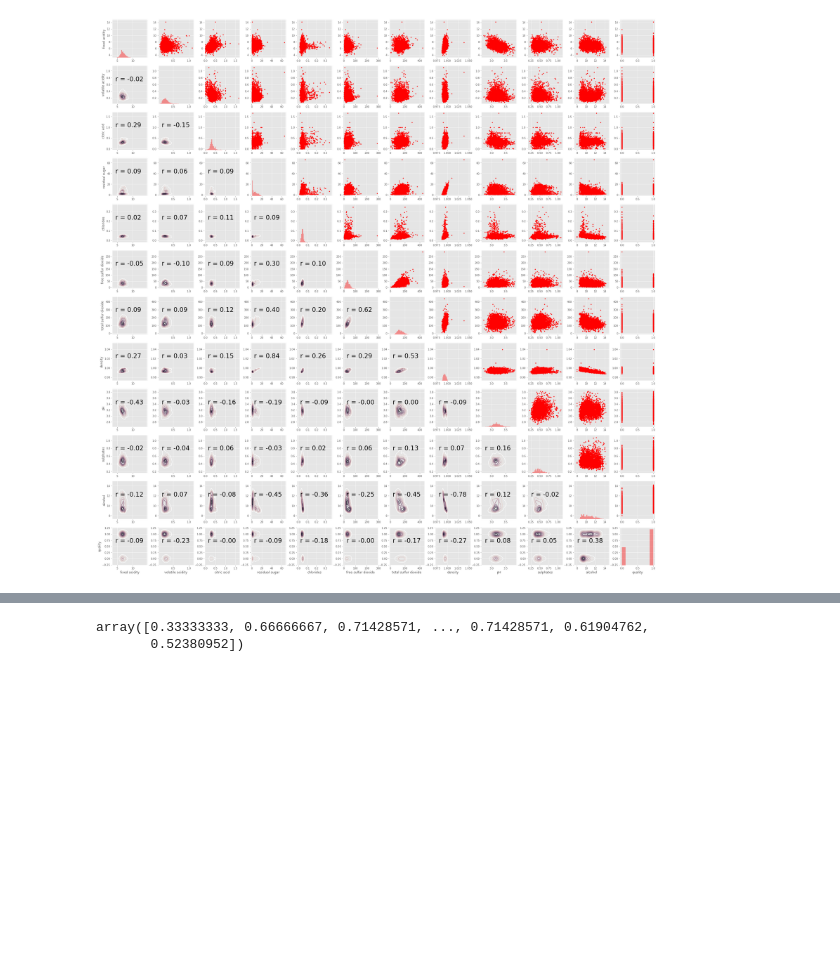
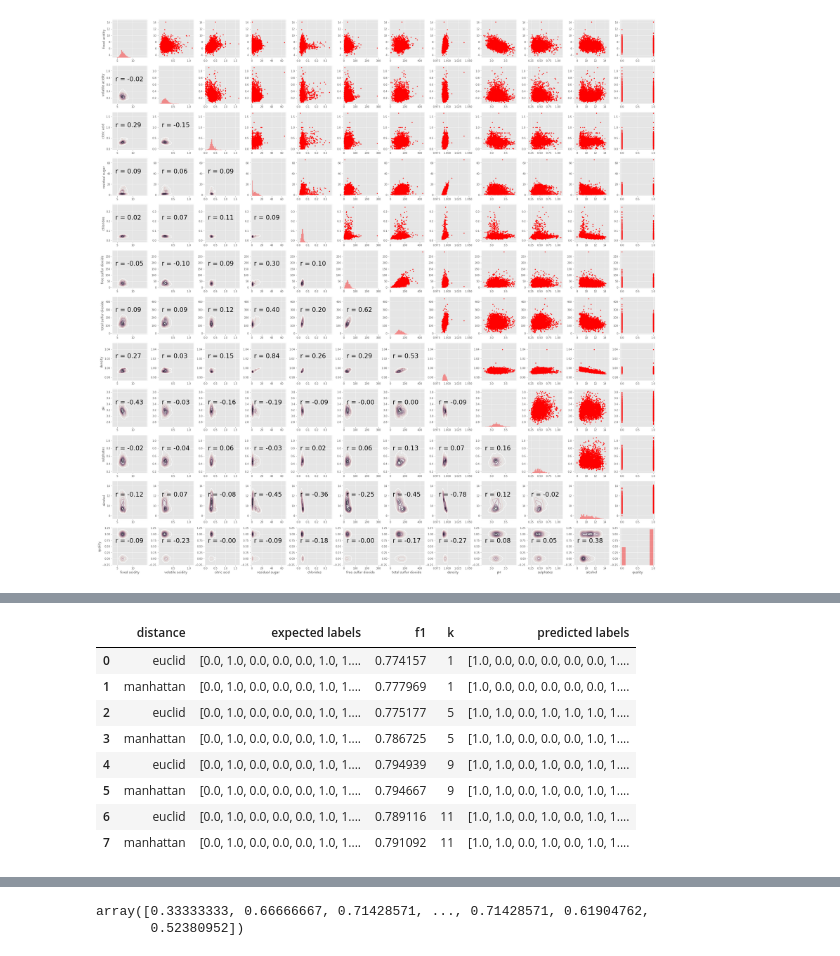
Before and after one commit to hhruby/478, a Jupyter notebook: wilmes_luke_hruby_harrison_assignment1.ipynb, the cells around one changed output, grey strips where cells are left out. Saved outputs shown, nothing was run; the diff lists cells and outputs as text; code cells hidden in the pictures; blank space fills up the shorter version.

```diff
--- a/wilmes_luke_hruby_harrison_assignment1.ipynb
+++ b/wilmes_luke_hruby_harrison_assignment1.ipynb
@@ -434,26 +434,28 @@ def sFold(folds, data, labels, model, model_args, error_function):
                 scores = []
                 training_folds = np.concatenate([partitions[j] for j in range(len(partitions)) if j != i], axis = 0)
                 test_fold = partitions[i]
-                X_train = training_folds[:, :(training_folds.shape[1]-1)]
-                y_train = training_folds[:, (training_folds.shape[1]-1)]
+                X_tr = training_folds[:, :(training_folds.shape[1]-1)]
+                y_tr = training_folds[:, (training_folds.shape[1]-1)]
                 X_val = test_fold[:, :(test_fold.shape[1]-1)]
                 y_val = test_fold[:, (test_fold.shape[1]-1)]
 
-                model.fit(X_train, y_train, n_neighbors, d)
+                model.fit(X_tr, y_tr, n_neighbors, d)
 
-                y_pred = model.predict(X_test)
+                y_predict = model.predict(X_val)
+                print(len(y_predict))
+                print(len(y_val))
 
                 if error_function == 'f1':
-                    score = f1_score(y_val, y_pred)
+                    score = f1_score(y_val, y_predict)
 
                 if error_function == 'accuracy':
-                    score = accuracy(y_val, y_pred)
+                    score = accuracy(y_val, y_predict)
 
                 if error_function == 'precision':
-                    score = precision(y_val, y_pred)
+                    score = precision(y_val, y_predict)
 
                 if error_function == 'recall':
-                    score = recall(y_val, y_pred)
+                    score = recall(y_val, y_predict)
 
                 scores.append(score)
                 scores = np.array(scores)
@@ -462,7 +464,7 @@ def sFold(folds, data, labels, model, model_args, error_function):
             cv_table['k'].append(n_neighbors)
             cv_table['distance'].append(d)
             cv_table['expected labels'].append(y_val)
-            cv_table['predicted labels'].append(y_pred)
+            cv_table['predicted labels'].append(y_predict)
 
     return cv_table
 
@@ -481,6 +483,3 @@ def s_partition(folds, data, labels):
         partitions.append(partition)
 
     return partitions
-
-params = {'k': [1,5,9,11], 'distance': ['euclid', 'manhattan']}
-sFold(3, X, y, knn, params, 'f1')
@@ -512,0 +486,3 @@ sFold(3, X, y, knn, params, 'f1')
+# %%
+params = {'k': [1,5,9,11], 'distance': ['euclid', 'manhattan']}
+table = sFold(3, scaled_X_train, y_train, knn, params, 'f1')
@@ -512,0 +507,14 @@ sFold(3, X, y, knn, params, 'f1')
+# %%
+cv = pd.DataFrame.from_dict(table)
+# %%
+cv
+# %% [output]
+|  | distance | expected labels | f1 | k | predicted labels |
+| 0 | euclid | [0.0, 1.0, 0.0, 0.0, 0.0, 1.0, 1.... | 0.774157 | 1 | [1.0, 0.0, 0.0, 0.0, 0.0, 0.0, 1.... |
+| 1 | manhattan | [0.0, 1.0, 0.0, 0.0, 0.0, 1.0, 1.... | 0.777969 | 1 | [1.0, 0.0, 0.0, 0.0, 0.0, 0.0, 1.... |
+| 2 | euclid | [0.0, 1.0, 0.0, 0.0, 0.0, 1.0, 1.... | 0.775177 | 5 | [1.0, 1.0, 0.0, 1.0, 1.0, 1.0, 1.... |
+| 3 | manhattan | [0.0, 1.0, 0.0, 0.0, 0.0, 1.0, 1.... | 0.786725 | 5 | [1.0, 1.0, 0.0, 0.0, 0.0, 1.0, 1.... |
+| 4 | euclid | [0.0, 1.0, 0.0, 0.0, 0.0, 1.0, 1.... | 0.794939 | 9 | [1.0, 1.0, 0.0, 1.0, 0.0, 1.0, 1.... |
+| 5 | manhattan | [0.0, 1.0, 0.0, 0.0, 0.0, 1.0, 1.... | 0.794667 | 9 | [1.0, 1.0, 0.0, 1.0, 0.0, 1.0, 1.... |
+| 6 | euclid | [0.0, 1.0, 0.0, 0.0, 0.0, 1.0, 1.... | 0.789116 | 11 | [1.0, 1.0, 0.0, 1.0, 0.0, 1.0, 1.... |
+| 7 | manhattan | [0.0, 1.0, 0.0, 0.0, 0.0, 1.0, 1.... | 0.791092 | 11 | [1.0, 1.0, 0.0, 1.0, 0.0, 1.0, 1.... |
```
Also changed, not shown: parts of 12 cells of this notebook.
